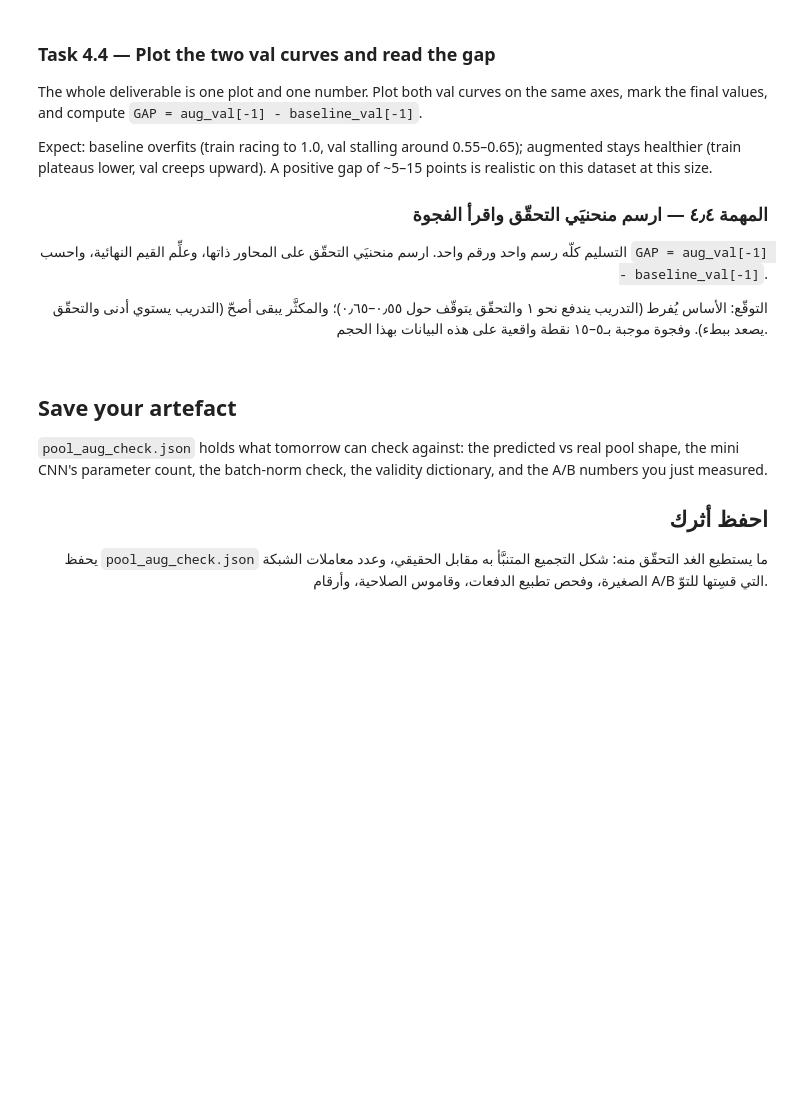
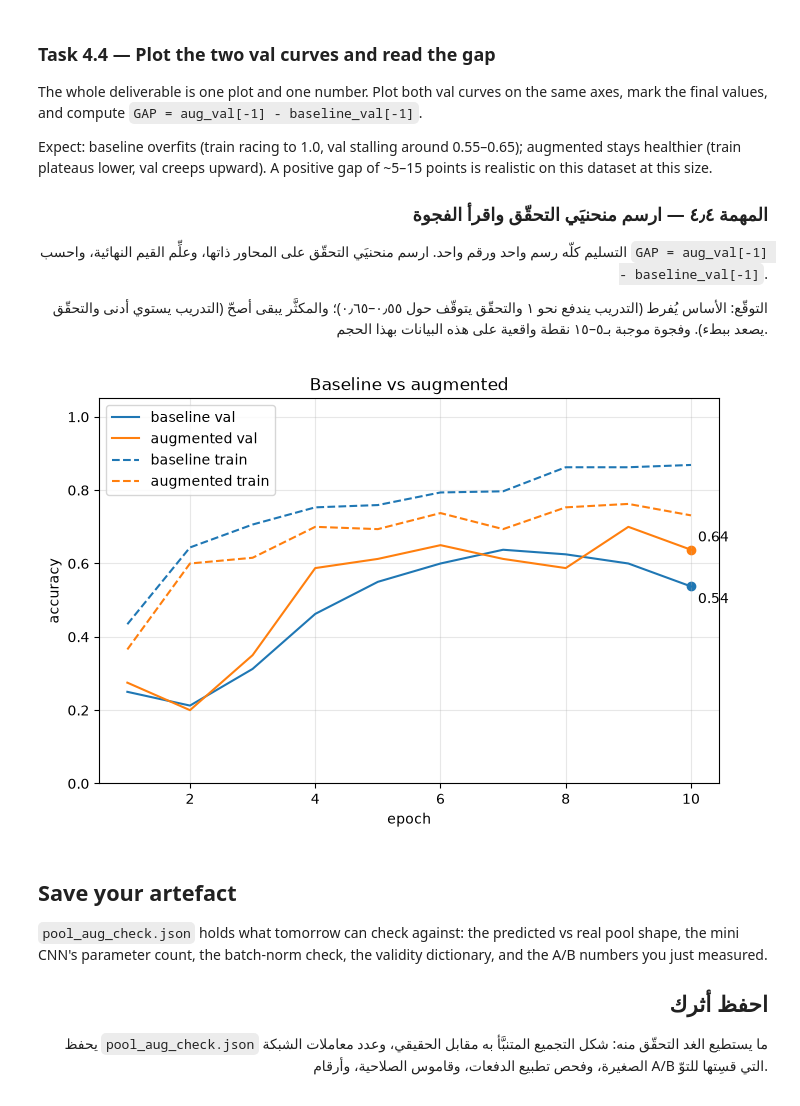
Before and after one commit to NawafK70/AIEP_Olo_student, a Jupyter notebook: week_4_cnn_finetuning/labs/D1_pool_aug/D1_pool_aug_blank.ipynb, the cells around one changed output. Cells and saved outputs as stored; diff of their text form; code cells hidden in the pictures; blank space fills up the shorter version.

```diff
--- a/week_4_cnn_finetuning/labs/D1_pool_aug/D1_pool_aug_blank.ipynb
+++ b/week_4_cnn_finetuning/labs/D1_pool_aug/D1_pool_aug_blank.ipynb
@@ -1029,6 +1028,11 @@ IMAGENET_MEAN = [0.485, 0.456, 0.406]
 IMAGENET_STD  = [0.229, 0.224, 0.225]
 # TODO: Build val_transform: Resize -> ToTensor -> Normalize. No random anything.
 # مهمة: ابنِ `val_transform`: تحجيم ← `ToTensor` ← `Normalize`. بلا شيء عشوائيّ.
+val_transform = transforms.Compose([
+    transforms.Resize((160, 160)),
+    transforms.ToTensor(),
+    transforms.Normalize(mean=IMAGENET_MEAN, std=IMAGENET_STD),
+])
 # %% [markdown]
 ### Task 4.2 — Two training transforms (baseline vs augmented)
 
@@ -1071,6 +1075,17 @@ resized crop; add a mild `ColorJitter` too).
 
 # TODO: Build baseline_transform (same as val_transform) and aug_transform (with four random transforms before ToTensor).
 # مهمة: ابنِ `baseline_transform` (كـ`val_transform`) و`aug_transform` (بأربعة تحويلات عشوائية قبل `ToTensor`).
+baseline_transform = val_transform
+
+aug_transform = transforms.Compose([
+    transforms.Resize((160, 160)),
+    transforms.RandomHorizontalFlip(),
+    transforms.RandomRotation(15),
+    transforms.RandomResizedCrop(160, scale=(0.8, 1.0)),
+    transforms.ColorJitter(brightness=0.2, contrast=0.2),
+    transforms.ToTensor(),
+    transforms.Normalize(IMAGENET_MEAN, IMAGENET_STD),
+])
 # %% [markdown]
 ### Before the loop — `model.train()` and `model.eval()`
 
@@ -1252,18 +1335,37 @@ augmented stays healthier (train plateaus lower, val creeps upward). A positive
 # %%
 # ────────────────────────────────────────────────────────────────────
 # 1) plt.plot(range(1, EPOCHS+1), baseline_val, label="baseline") and same for aug_val.
 # 2) Dashed train curves on the same figure help diagnose overfitting at a glance.
 # 3) Mark the final points with plt.scatter([EPOCHS], [...]) for emphasis.
 # 4) GAP = aug_val[-1] - baseline_val[-1]. Positive means augmentation helped.
 #
 # ١) `plt.plot(range(1, EPOCHS+1), baseline_val, label="baseline")` ومثله لـ`aug_val`.
 # ٢) منحنيا تدريب متقطّعان على الشكل ذاته يُشخّصان الإفراط بنظرة.
 # ٣) علّم النقاط الأخيرة بـ`plt.scatter([EPOCHS], [...])` للتوكيد.
 # ٤) `GAP = aug_val[-1] - baseline_val[-1]`. الموجب يعني أن التكثير نفع.
 # ────────────────────────────────────────────────────────────────────
 
 # TODO: Plot the two val curves (solid) and the two train curves (dashed), compute GAP.
 # مهمة: ارسم منحنيَي التحقّق (ممتلئَين) ومنحنيَي التدريب (متقطّعَين)، واحسب `GAP`.
+x = range(1, EPOCHS + 1)
+plt.figure(figsize=(8, 5))
+plt.plot(x, baseline_val,   color="tab:blue",   label="baseline val")
+plt.plot(x, aug_val,        color="tab:orange", label="augmented val")
+plt.plot(x, baseline_train, color="tab:blue",   linestyle="--", label="baseline train")
+plt.plot(x, aug_train,      color="tab:orange", linestyle="--", label="augmented train")
+plt.scatter([EPOCHS], [baseline_val[-1]], color="tab:blue")
+plt.scatter([EPOCHS], [aug_val[-1]],      color="tab:orange")
+plt.annotate(f"{baseline_val[-1]:.2f}", (EPOCHS, baseline_val[-1]), textcoords="offset points", xytext=(5, -12))
+plt.annotate(f"{aug_val[-1]:.2f}",      (EPOCHS, aug_val[-1]),      textcoords="offset points", xytext=(5, 6))
+plt.xlabel("epoch"); plt.ylabel("accuracy"); plt.title("Baseline vs augmented")
+plt.ylim(0, 1.05); plt.grid(alpha=0.3); plt.legend(); plt.show()
+
+GAP = aug_val[-1] - baseline_val[-1]
+
+# My reading of the plot: the baseline's train accuracy races toward 1.0 while its val stalls (overfitting);
+# the augmented run trains lower but validates higher, which is the sign of a healthier model.
+# %% [output]
+[figure, added]
 # %% [markdown]
 ## Save your artefact
 
```
Also changed, not shown: parts of 8 cells of this notebook.
